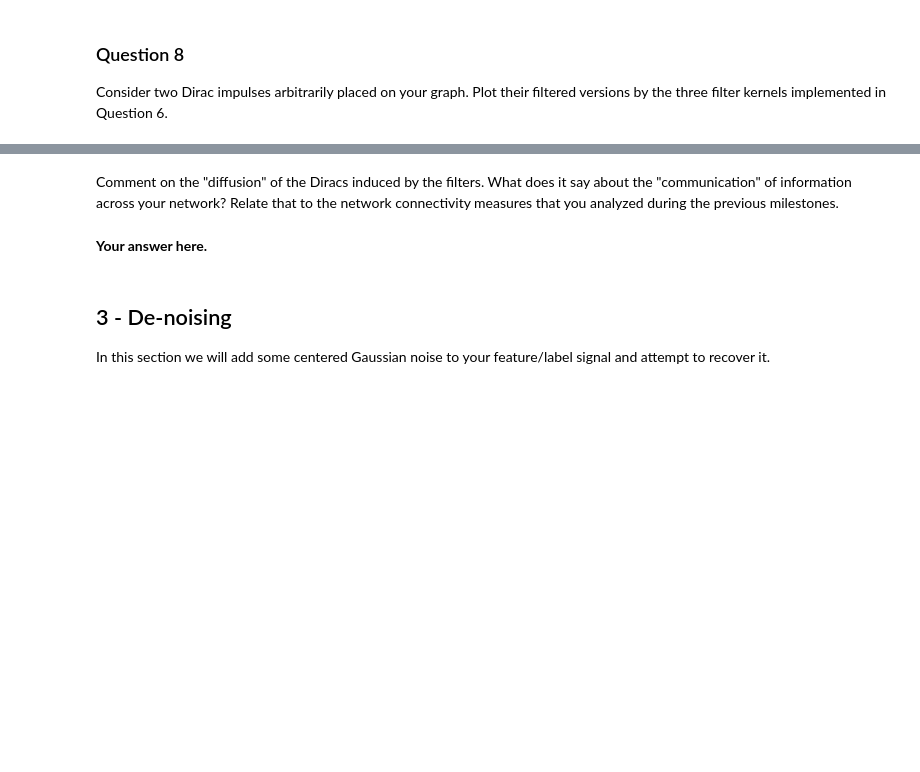
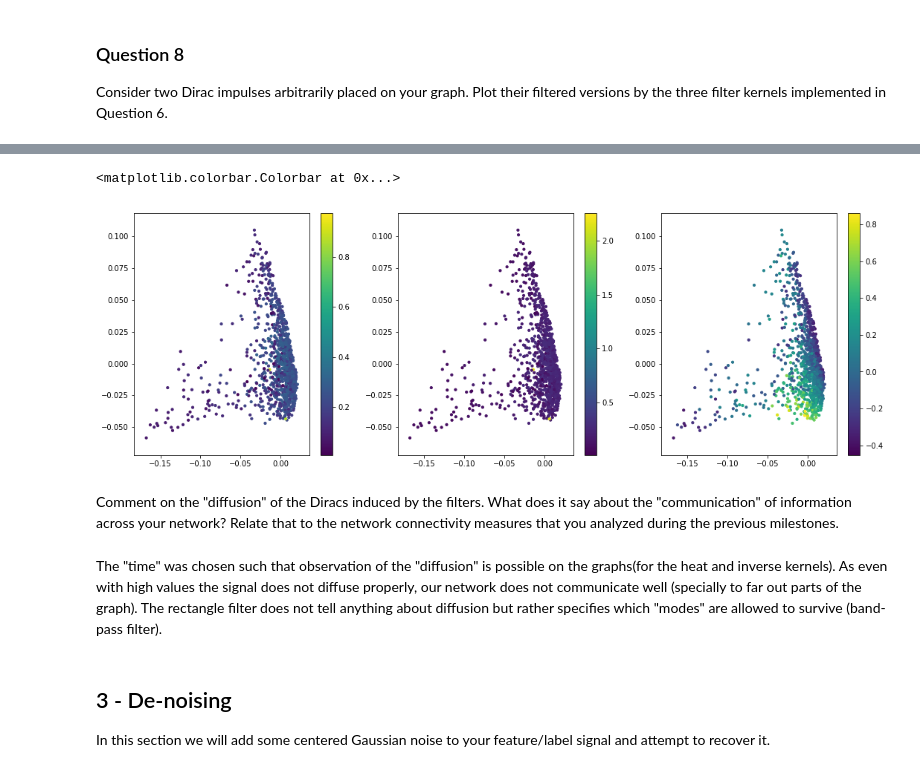
Before and after one commit to coencharles/teamporcinet_M4_v2, a Jupyter notebook: milestones/4_graph_signal_processing.ipynb, the cells around one changed output, grey strips where cells are left out. Cells and saved outputs as stored; diff of their text form; code cells hidden in the pictures; blank space fills up the shorter version.

```diff
--- a/milestones/4_graph_signal_processing.ipynb
+++ b/milestones/4_graph_signal_processing.ipynb
@@ -295,7 +316,34 @@ array([31.60643857,  6.29611555, -0.58388674, ...,  0.05585735,
+# %%
+# Your code here.
+signal=np.zeros(n_nodes)
+signal[np.array([200,300, 900])]=100
+
+plt.figure(figsize=(18,6))
+
+plt.subplot(1,3,1)
+nodes1=nx.draw_networkx_nodes(graph, coords, node_size=10, node_color=graph_filter(signal, heat_kernel(e,5)))
+#nx.draw_networkx_edges(graph, coords, alpha=0.01)
+plt.sci(nodes1)
+plt.colorbar()
+
+plt.subplot(1,3,2)
+nodes2=nx.draw_networkx_nodes(graph, coords, node_size=10, node_color=graph_filter(signal, inverse_kernel(e,50)))
+#nx.draw_networkx_edges(graph, coords, alpha=0.01)
+plt.sci(nodes2)
+plt.colorbar()
+
+plt.subplot(1,3,3)
+nodes3=nx.draw_networkx_nodes(graph, coords, node_size=10, node_color=graph_filter(signal, rectangle_kernel(e,0.5,0.8)))
+#nx.draw_networkx_edges(graph, coords, alpha=0.01)
+plt.sci(nodes3)
+plt.colorbar()
+# %% [output]
+<matplotlib.colorbar.Colorbar at 0x...>
+[figure, added]
 # %% [markdown]
 Comment on the "diffusion" of the Diracs induced by the filters. What does it say about the "communication" of information across your network? Relate that to the network connectivity measures that you analyzed during the previous milestones.
-# %% [markdown]
-**Your answer here.**
+# %% [markdown]
+The "time" was chosen such that observation of the "diffusion" is possible on the graphs(for the heat and inverse kernels). As even with high values the signal does not diffuse properly, our network does not communicate well (specially to far out parts of the graph). The rectangle filter does not tell anything about diffusion but rather specifies which "modes" are allowed to survive (band-pass filter).
 # %% [markdown]
 ## 3 - De-noising
 
```
Also changed, not shown: parts of 34 cells of this notebook.
